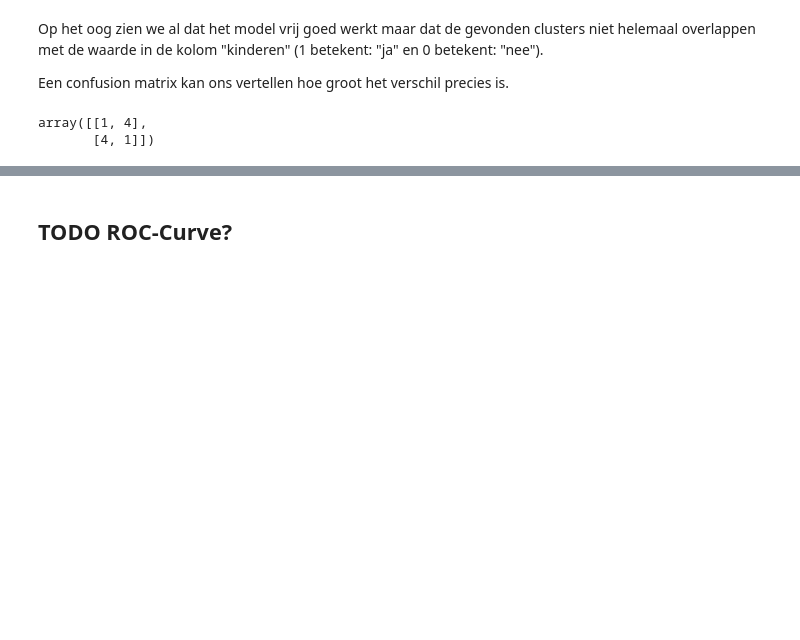
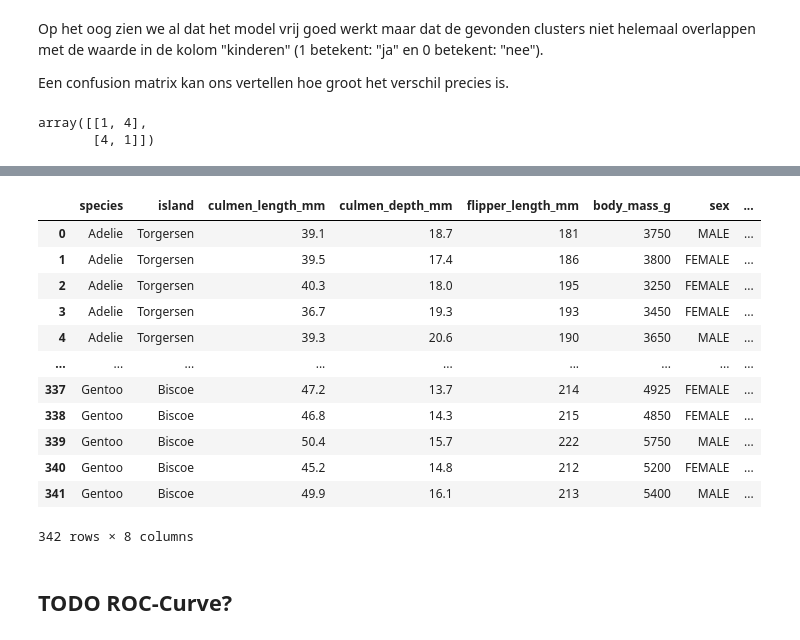
Before and after one commit to mcdejonge/cursus-beginnen-met-data-science, a Jupyter notebook: les_3_modellen_robuuster_maken.ipynb, the cells around one changed output, grey strips where cells are left out. Drawn from its saved outputs; the diff is of its cells as text; code cells hidden in the pictures; blank space fills up the shorter version.

```diff
--- a/les_3_modellen_robuuster_maken.ipynb
+++ b/les_3_modellen_robuuster_maken.ipynb
@@ -164,0 +223,29 @@ Gebruik de functie `confusion_matrix_netjes` om de kwaliteit vast te stellen van
+# %%
+# Lees de pinguin-data in
+if 'COLAB_GPU' in os.environ:
+    df_pinguins = pd.read_csv("https://raw.githubusercontent.com/mcdejonge/beginnen_met_data_science/refs/heads/main/data/palmerpenguins/penguins_size_clean.csv")
+else:
+    df_pinguins = pd.read_csv("data/palmerpenguins/penguins_size_clean.csv")
+# %%
+# Pas de pinguin-data aan: maak een nieuwe kolom is_gentoo
+# die de waarde 1 bevat als de pinguin van het soort "Gentoo" is
+# en anders 0.
+# Hiervoor gebruiken we de functie `np.where`. Als de waarde in
+# de kolom species 'Gentoo' is, krijgt de nieuwe kolom is_gentoo
+# de waarde 1, anders 0
+df_pinguins['is_gentoo'] = np.where(df_pinguins['species'] == 'Gentoo', 1, 0)
+df_pinguins
+# %% [output]
+|  | species | island | culmen_length_mm | culmen_depth_mm | flipper_length_mm | body_mass_g | sex | ... |
+| 0 | Adelie | Torgersen | 39.1 | 18.7 | 181 | 3750 | MALE | ... |
+| 1 | Adelie | Torgersen | 39.5 | 17.4 | 186 | 3800 | FEMALE | ... |
+| 2 | Adelie | Torgersen | 40.3 | 18.0 | 195 | 3250 | FEMALE | ... |
+| 3 | Adelie | Torgersen | 36.7 | 19.3 | 193 | 3450 | FEMALE | ... |
+| 4 | Adelie | Torgersen | 39.3 | 20.6 | 190 | 3650 | MALE | ... |
+| ... | ... | ... | ... | ... | ... | ... | ... | ... |
+| 337 | Gentoo | Biscoe | 47.2 | 13.7 | 214 | 4925 | FEMALE | ... |
+| 338 | Gentoo | Biscoe | 46.8 | 14.3 | 215 | 4850 | FEMALE | ... |
+| 339 | Gentoo | Biscoe | 50.4 | 15.7 | 222 | 5750 | MALE | ... |
+| 340 | Gentoo | Biscoe | 45.2 | 14.8 | 212 | 5200 | FEMALE | ... |
+| 341 | Gentoo | Biscoe | 49.9 | 16.1 | 213 | 5400 | MALE | ... |
+342 rows × 8 columns
```
Also changed, not shown: parts of 12 cells of this notebook, 1 other file.
